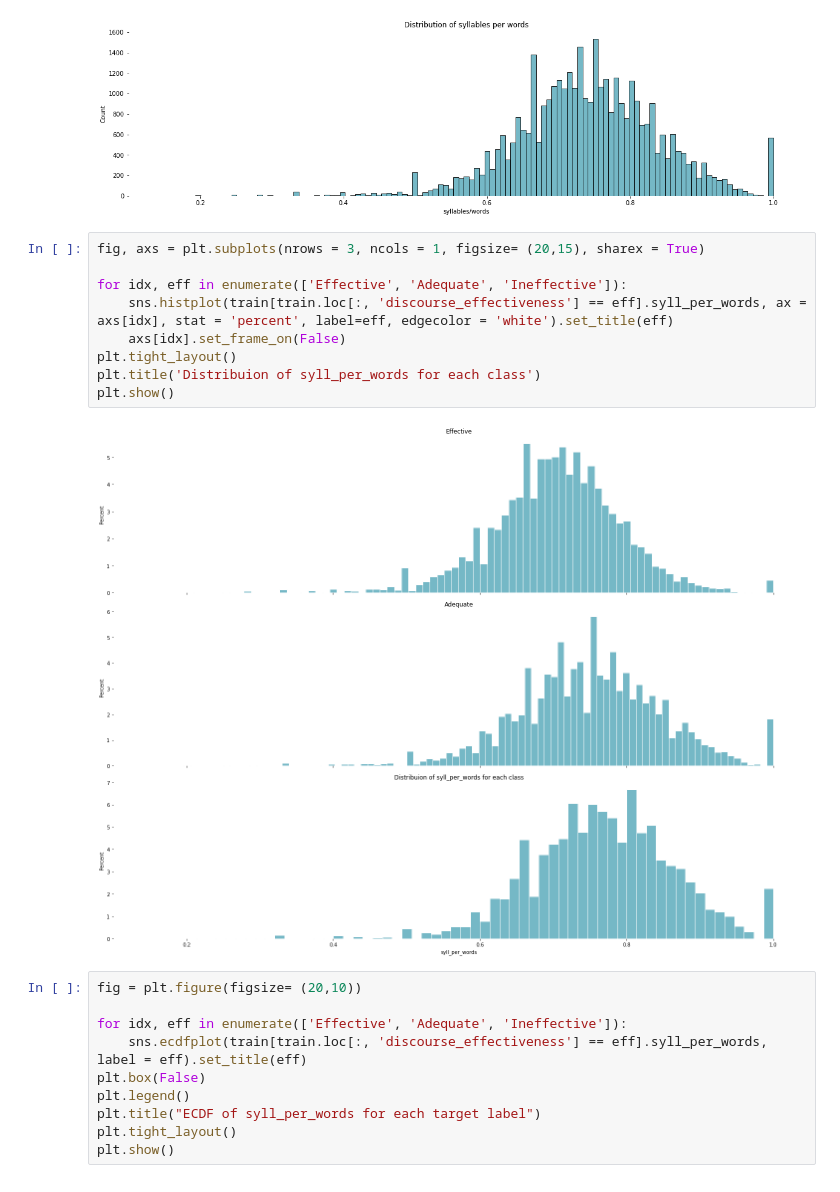
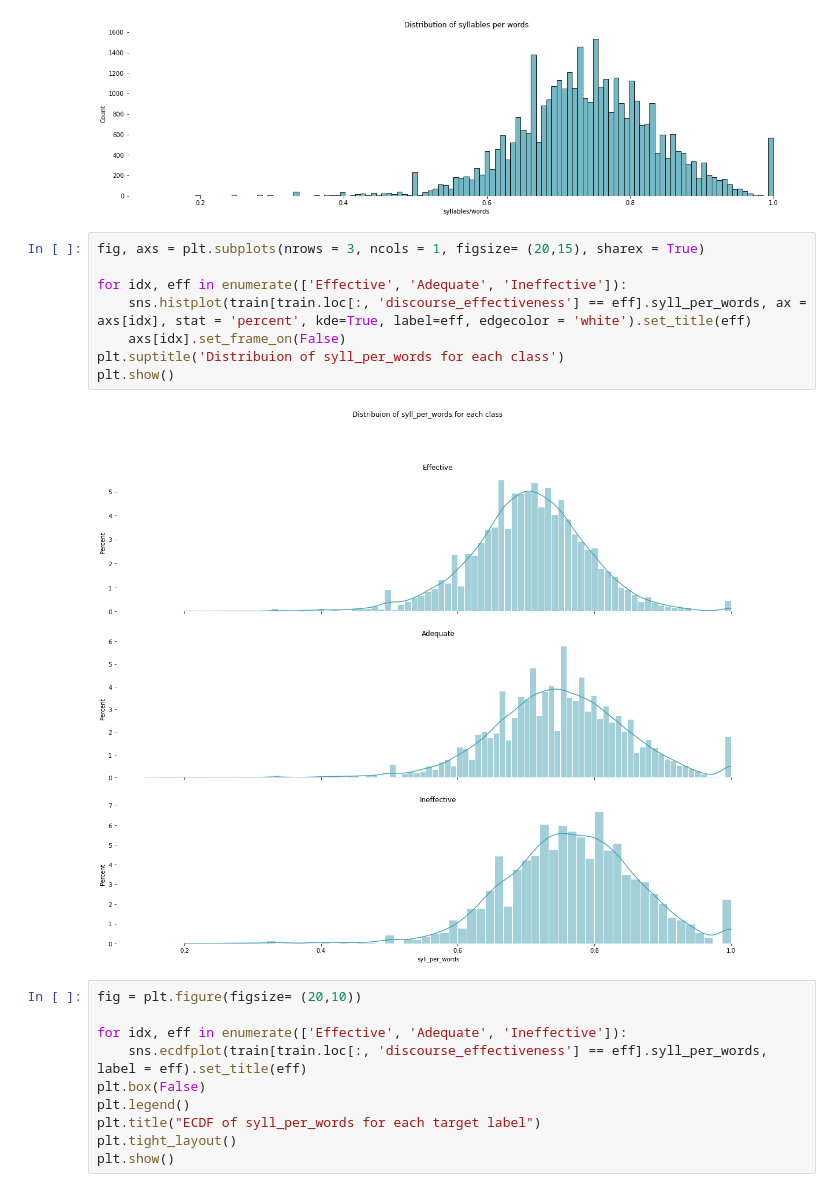
Before and after one commit to tripnv/fbp-kaggle, a Jupyter notebook: eda.ipynb, the cells around one changed output. Cells and saved outputs as stored; diff of their text form.

```diff
--- a/eda.ipynb
+++ b/eda.ipynb
@@ -697,14 +699,13 @@ plt.show()
 # %%
 fig, axs = plt.subplots(nrows = 3, ncols = 1, figsize= (20,15), sharex = True)
 
 for idx, eff in enumerate(['Effective', 'Adequate', 'Ineffective']):
-    sns.histplot(train[train.loc[:, 'discourse_effectiveness'] == eff].syll_per_words, ax = axs[idx], stat = 'percent', label=eff, edgecolor = 'white').set_title(eff)
+    sns.histplot(train[train.loc[:, 'discourse_effectiveness'] == eff].syll_per_words, ax = axs[idx], stat = 'percent', kde=True, label=eff, edgecolor = 'white').set_title(eff)
     axs[idx].set_frame_on(False)
-plt.tight_layout()
-plt.title('Distribuion of syll_per_words for each class')
+plt.suptitle('Distribuion of syll_per_words for each class')
 plt.show()
 # %% [output]
-[figure, old version]
+[figure, new version]
 # %%
 fig = plt.figure(figsize= (20,10))
 
```
Also changed, not shown: parts of 17 cells of this notebook.
